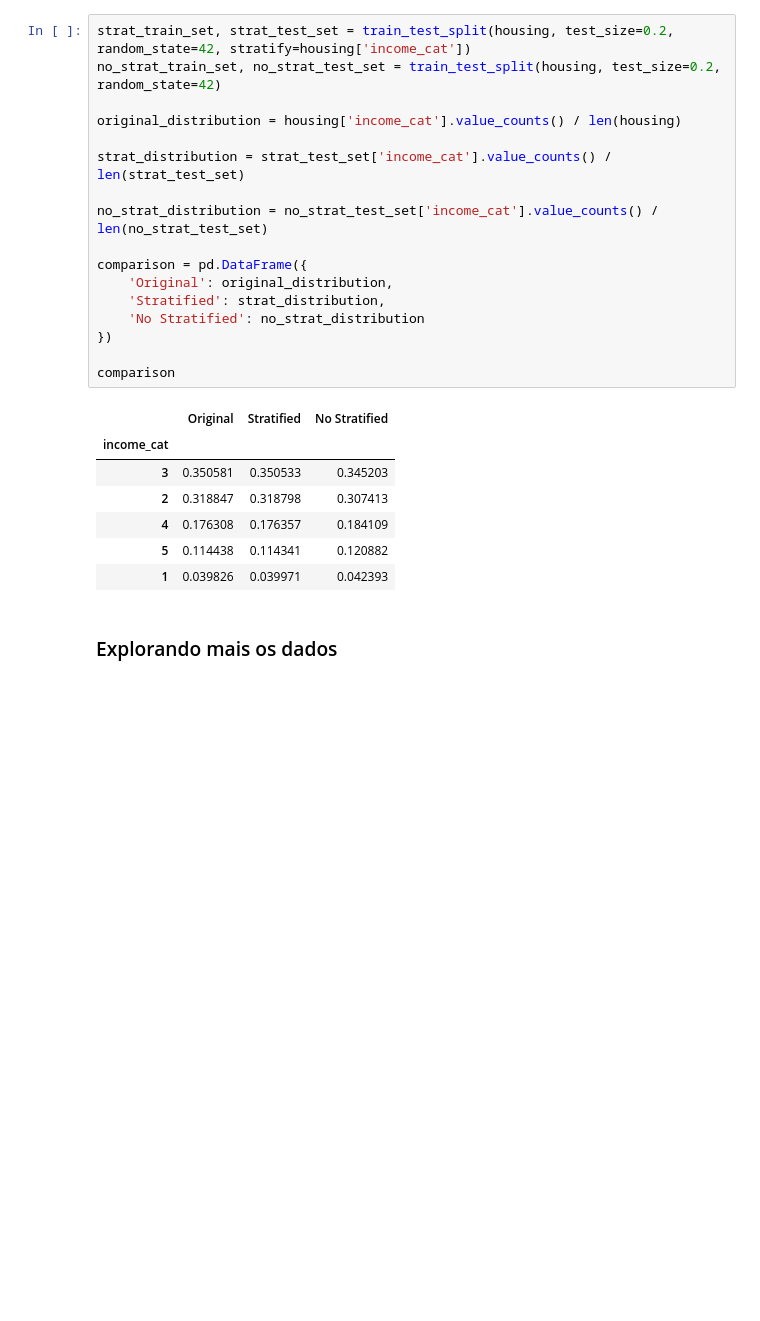
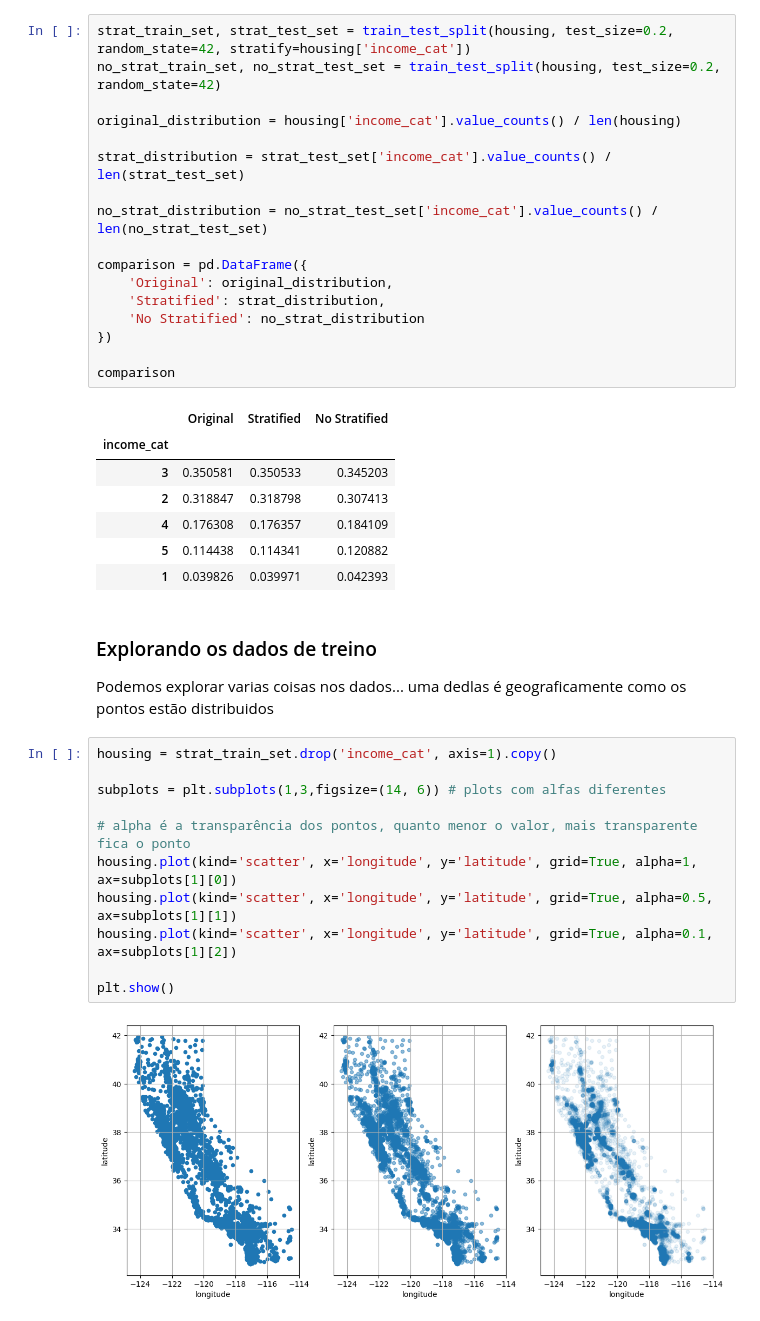
Before and after one commit to DuarteDvv/study, a Jupyter notebook: machine_learning/chapter2.ipynb, the cells around one changed output. Drawn from its saved outputs; the diff is of its cells as text; blank space fills up the shorter version.

```diff
--- a/machine_learning/chapter2.ipynb
+++ b/machine_learning/chapter2.ipynb
@@ -180,4 +181,19 @@ comparison
 | 5 | 0.114438 | 0.114341 | 0.120882 |
 | 1 | 0.039826 | 0.039971 | 0.042393 |
 # %% [markdown]
-### Explorando mais os dados
+### Explorando os dados de treino
+
+Podemos explorar varias coisas nos dados... uma dedlas é geograficamente como os pontos estão distribuidos
+# %%
+housing = strat_train_set.drop('income_cat', axis=1).copy()
+
+subplots = plt.subplots(1,3,figsize=(14, 6)) # plots com alfas diferentes
+
+# alpha é a transparência dos pontos, quanto menor o valor, mais transparente fica o ponto
+housing.plot(kind='scatter', x='longitude', y='latitude', grid=True, alpha=1, ax=subplots[1][0])
+housing.plot(kind='scatter', x='longitude', y='latitude', grid=True, alpha=0.5, ax=subplots[1][1])
+housing.plot(kind='scatter', x='longitude', y='latitude', grid=True, alpha=0.1, ax=subplots[1][2])
+
+plt.show()
+# %% [output]
+[figure, added]
```
Also changed, not shown: parts of 23 cells of this notebook.
